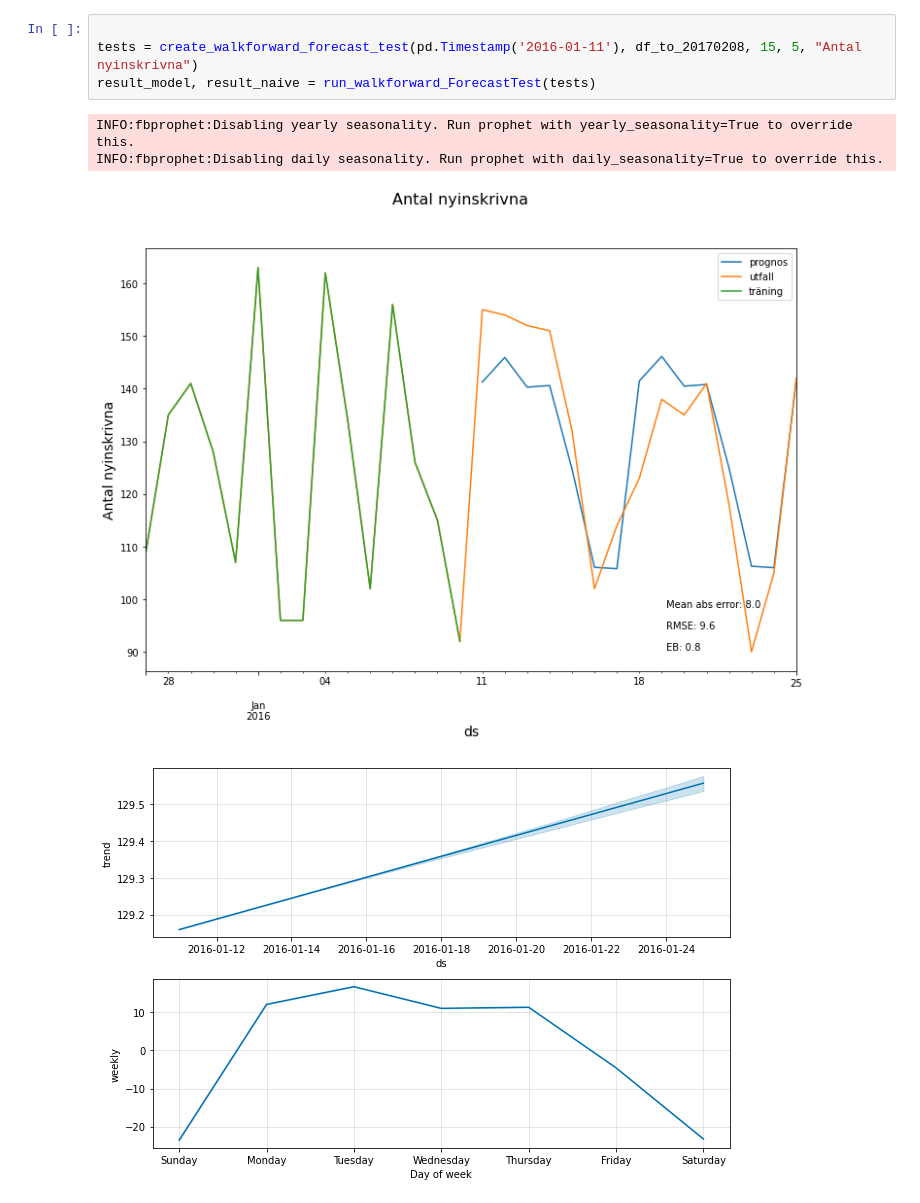
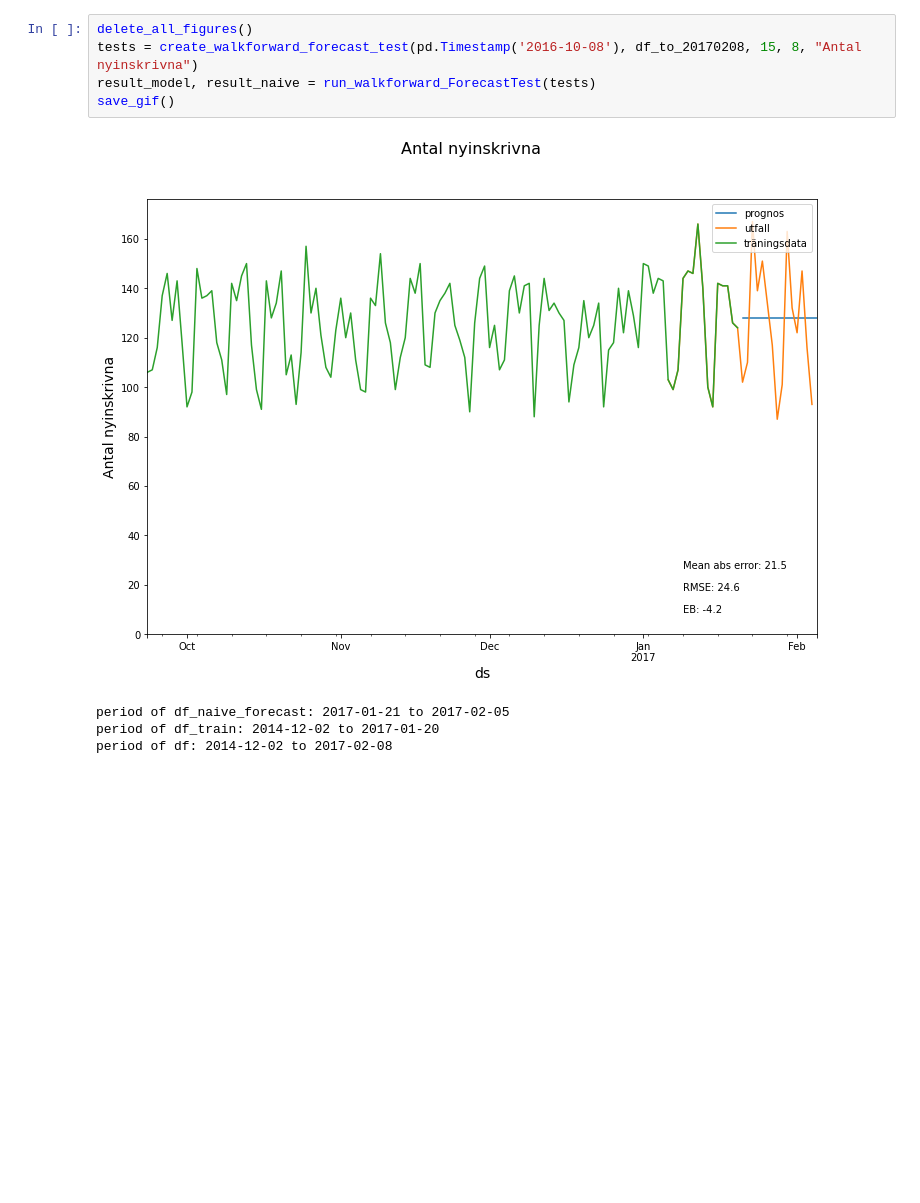
Before and after one commit to dataagile-ema/Prognos-antal-nyinskrivna, a Jupyter notebook: Test av prognos.ipynb, the cells around one changed output. Drawn from its saved outputs; the diff is of its cells as text; blank space fills up the shorter version.

```diff
--- a/Test av prognos.ipynb
+++ b/Test av prognos.ipynb
@@ -17,11 +15,12 @@ df_to_20170208 = read_and_prep_data('Data/tidsserie_SIR2.csv')
 The autoreload extension is already loaded. To reload it, use:
   %reload_ext autoreload
 # %%
-
-tests = create_walkforward_forecast_test(pd.Timestamp('2016-01-11'), df_to_20170208, 15, 5, "Antal nyinskrivna")
+delete_all_figures()
+tests = create_walkforward_forecast_test(pd.Timestamp('2016-10-08'), df_to_20170208, 15, 8, "Antal nyinskrivna")
 result_model, result_naive = run_walkforward_ForecastTest(tests)
+save_gif()
 # %% [output]
+[figure, new version]
-INFO:fbprophet:Disabling yearly seasonality. Run prophet with yearly_seasonality=True to override this.
-INFO:fbprophet:Disabling daily seasonality. Run prophet with daily_seasonality=True to override this.
+period of df_naive_forecast: 2017-01-21 to 2017-02-05
+period of df_train: 2014-12-02 to 2017-01-20
+period of df: 2014-12-02 to 2017-02-08
-[figure, old version]
-[figure, removed]
```
Also changed, not shown: parts of 3 cells of this notebook, 7 other files.
